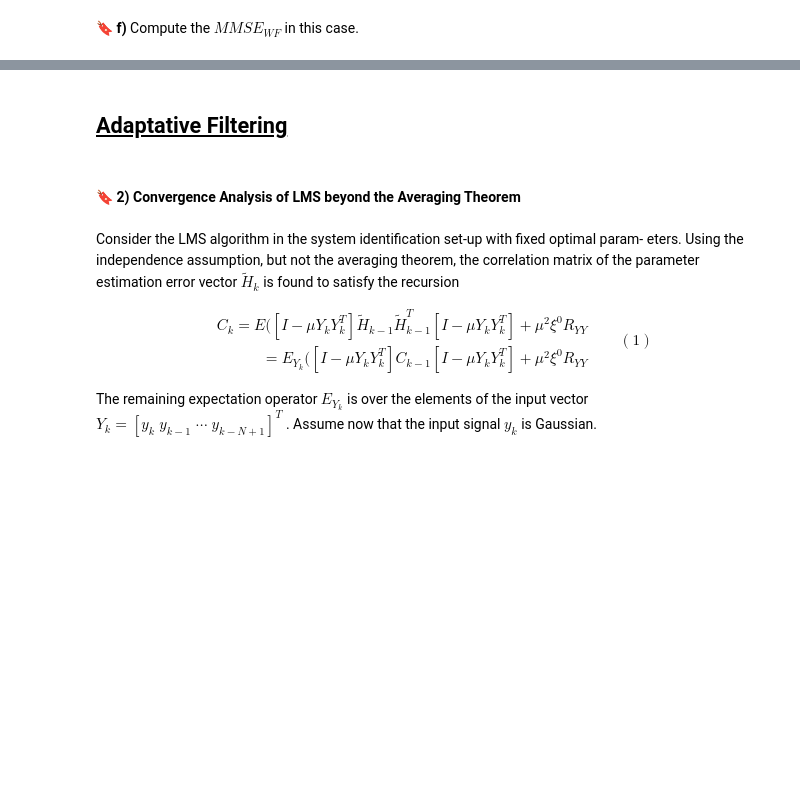
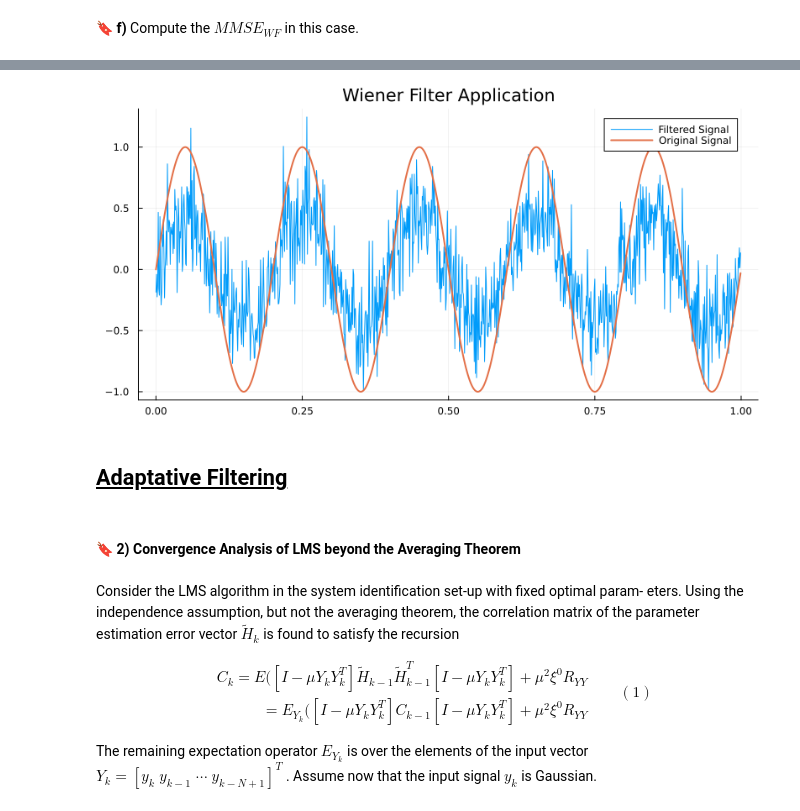
Before and after one commit to setrar/SSP, a Jupyter notebook: Homeworks/hw3/REPORT.ipynb, the cells around one changed output, grey strips where cells are left out. Cells and saved outputs as stored; diff of their text form; code cells hidden in the pictures; blank space fills up the shorter version.

```diff
--- a/Homeworks/hw3/REPORT.ipynb
+++ b/Homeworks/hw3/REPORT.ipynb
@@ -70,0 +167,7 @@ $$
+# %%
+# Example Noisy Signal y_k (Here you would use your actual data)
+𝑓ₛ = 1024  # Sampling frequency
+t = 0:1/𝑓ₛ:1-1/𝑓ₛ
+xₖ = sin.(2π*5*t)  # Original signal (sinusoidal for demonstration)
+vₖ = randn(length(t)) * 0.5  # White Gaussian noise
+yₖ = xₖ + vₖ;  # Noisy signal
@@ -71,3 +191,15 @@ $$
+# %%
+# Plotting
+plot(t, Re(𝑋̂ₖ);
+    label="Filtered Signal", title="Wiener Filter Application"
+    , size = (800,400)
+)
+plot!(t, xₖ;
+    label="Original Signal"
+    , linewidth = 2
+)
+# %% [output]
+[figure, added]
 # %% [markdown]
 ## <u> Adaptative Filtering </u>
 # %% [markdown]
```
Also changed, not shown: parts of 17 cells of this notebook, 1 other file.
